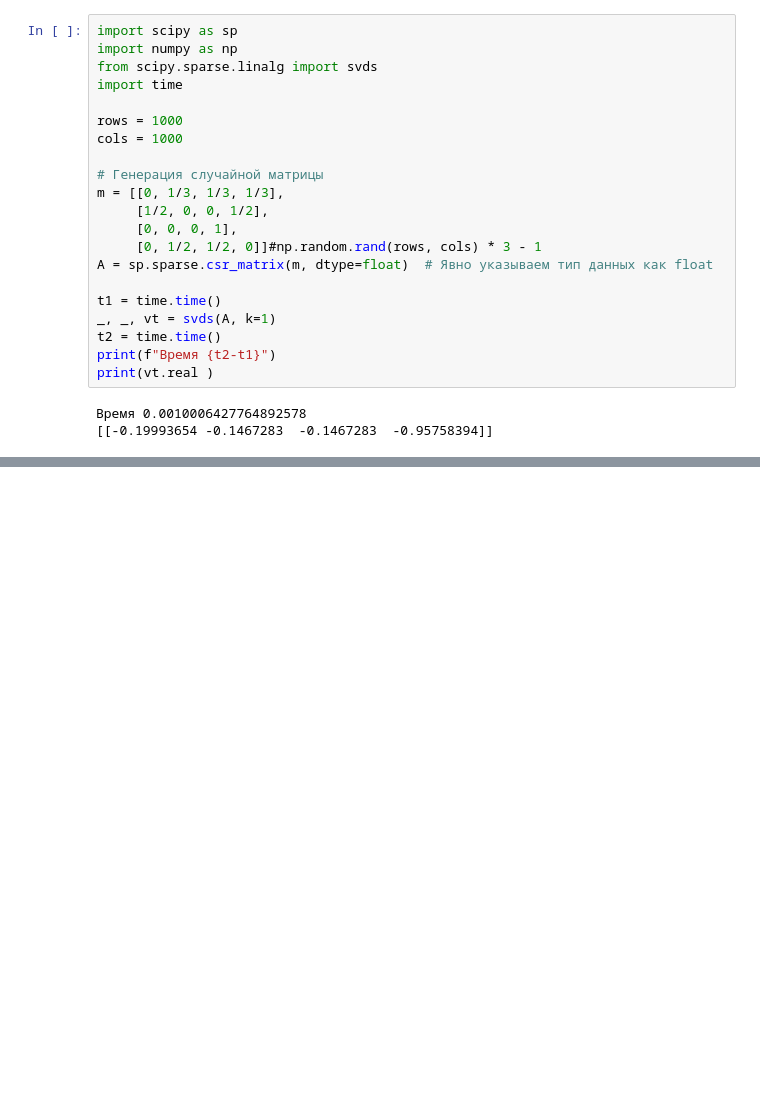
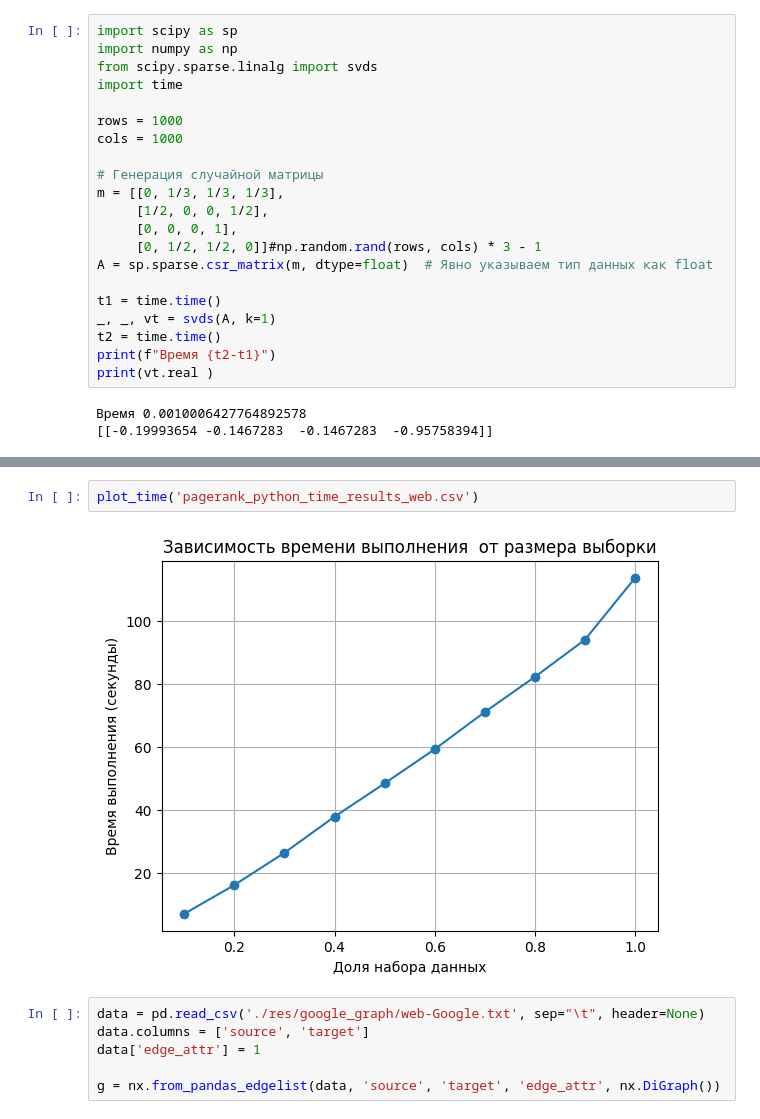
Before and after one commit to DimaOshchepkov/PageRank-Course-Project, a Jupyter notebook: Visualize.ipynb, the cells around one changed output, grey strips where cells are left out. Saved outputs shown, nothing was run; the diff lists cells and outputs as text; blank space fills up the shorter version.

```diff
--- a/Visualize.ipynb
+++ b/Visualize.ipynb
@@ -421,0 +314,10 @@ print(vt.real )
+# %%
+plot_time('pagerank_python_time_results_web.csv')
+# %% [output]
+[figure, added]
+# %%
+data = pd.read_csv('./res/google_graph/web-Google.txt', sep="\t", header=None)
+data.columns = ['source', 'target']
+data['edge_attr'] = 1
+
+g = nx.from_pandas_edgelist(data, 'source', 'target', 'edge_attr', nx.DiGraph())
```
Also changed, not shown: parts of 24 cells of this notebook, 35 other files.
